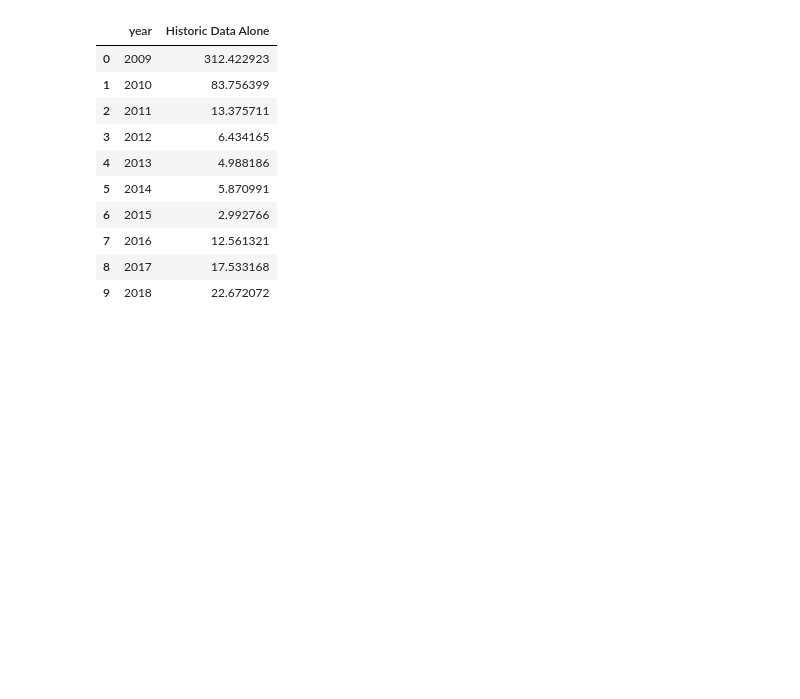
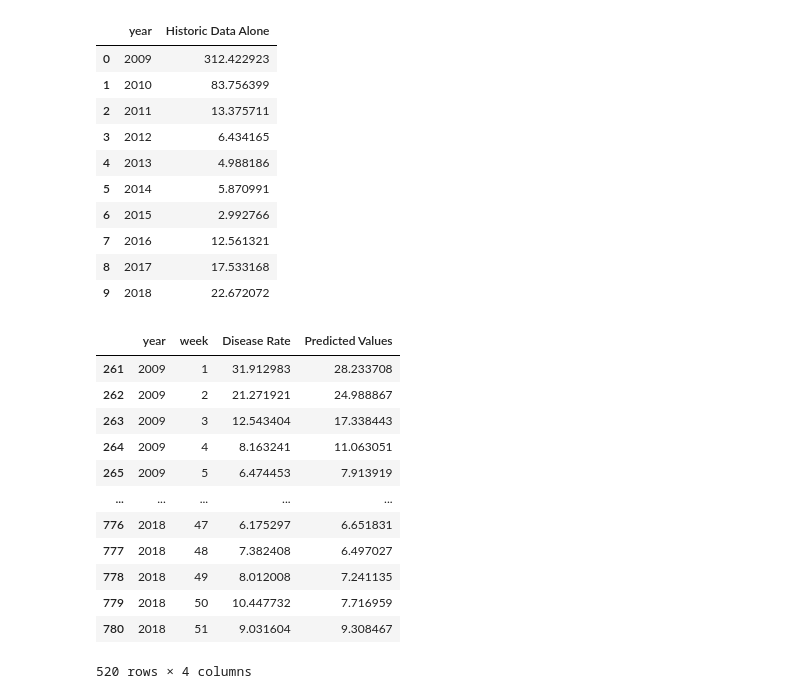
Before and after one commit to Influenza-Forecasting-Using-Online-Data/influenza-forecasting, a Jupyter notebook: models/Elastic Net.ipynb, the cells around one changed output. Cells and saved outputs as stored; diff of their text form; code cells hidden in the pictures; blank space fills up the shorter version.

Commit message:
added predicted values csv

```diff
--- a/models/Elastic Net.ipynb
+++ b/models/Elastic Net.ipynb
@@ -129,7 +129,7 @@ def elasticNet(df, alpha, l1):
         results = model.fit(X,y)
 
         predicted = model.predict(test_X)
-        predicteds.append(predicted)
+        predicteds = np.concatenate([predicteds, predicted])
         # predicted = model.predict(test_X)
 
         mse = mean_squared_error(predicted,test_y)
@@ -215,3 +214,22 @@ mse 2018: 22.67207193391599
 | 7 | 2016 | 12.561321 |
 | 8 | 2017 | 17.533168 |
 | 9 | 2018 | 22.672072 |
+# %%
+pred_df = df.filter(["year", "week", "Disease Rate"])
+pred_df = pred_df.loc[(df["year"] >= 2009)]
+pred_df["Predicted Values"] = predicteds
+pred_df
+# %% [output]
+|  | year | week | Disease Rate | Predicted Values |
+| 261 | 2009 | 1 | 31.912983 | 28.233708 |
+| 262 | 2009 | 2 | 21.271921 | 24.988867 |
+| 263 | 2009 | 3 | 12.543404 | 17.338443 |
+| 264 | 2009 | 4 | 8.163241 | 11.063051 |
+| 265 | 2009 | 5 | 6.474453 | 7.913919 |
+| ... | ... | ... | ... | ... |
+| 776 | 2018 | 47 | 6.175297 | 6.651831 |
+| 777 | 2018 | 48 | 7.382408 | 6.497027 |
+| 778 | 2018 | 49 | 8.012008 | 7.241135 |
+| 779 | 2018 | 50 | 10.447732 | 7.716959 |
+| 780 | 2018 | 51 | 9.031604 | 9.308467 |
+520 rows × 4 columns
```
Also changed, not shown: parts of 7 cells of this notebook.
